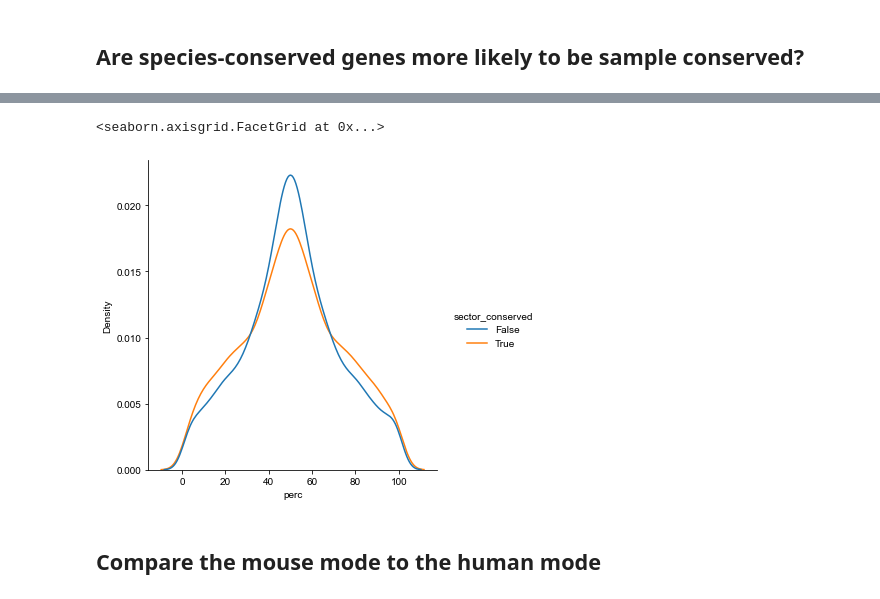
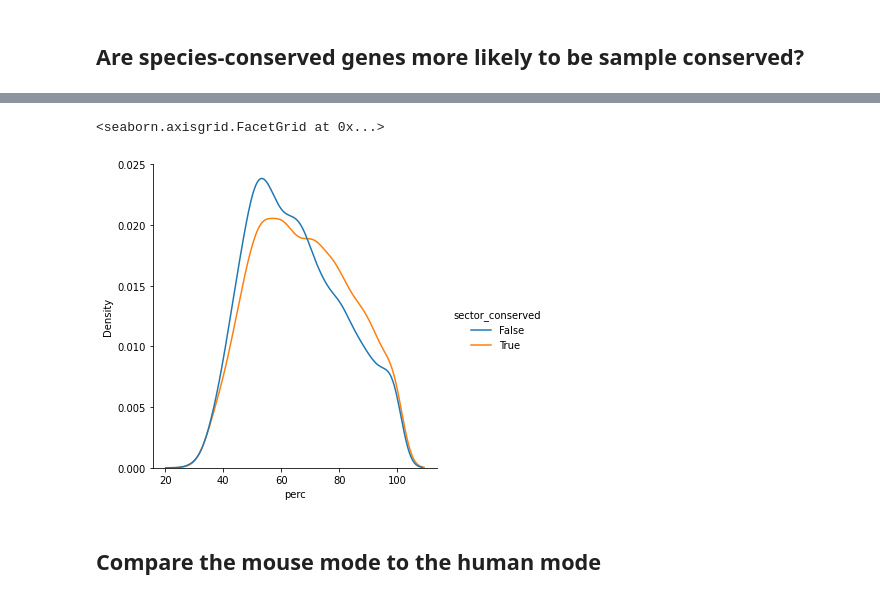
Before and after one commit to fairliereese/paper_rnawg, a Jupyter notebook: figures_revisions/revisions/sample_sector_conservation.ipynb, the cells around one changed output, grey strips where cells are left out. Saved outputs shown, nothing was run; the diff lists cells and outputs as text; code cells hidden in the pictures.

```diff
--- a/figures_revisions/revisions/sample_sector_conservation.ipynb
+++ b/figures_revisions/revisions/sample_sector_conservation.ipynb
@@ -401,4 +392,13 @@ KeyError: 'dist'
 # %%
+df = pd.read_csv(human_mouse_sect_cons, sep='\t')
+print(len(df.index))
+df['sector_conserved'] = df.sector_human == df.sector_mouse
+df['splicing_conserved']  = (df.sector_human=='splicing')&(df.sector_mouse=='splicing')
+gids = df.loc[(df.sector_human=='splicing')&(df.sector_mouse!='splicing')]['Gene stable ID'].tolist()
+
+
 temp = pd.read_csv('sample_sector_mode_cons.tsv', sep='\t')
+temp = temp.loc[(temp.same_as_mode==True)]
+temp['sample_sect_conserved'] = temp.perc>=min_perc
 temp.head()
 # %% [output]
@@ -422,0 +424,3 @@ temp.head()
+# %%
+temp['sample_species_cons'] = temp['sector_conserved'].astype(str)+'_'+\
+                              temp['sample_sect_conserved'].astype(str)
@@ -423,12 +448,12 @@ temp.head()
 # %%
-temp2 = temp.loc[temp.same_as_mode==True].copy(deep=True)
+# temp2 = temp.loc[temp.same_as_mode==True].copy(deep=True)
 sns.displot(temp, x='perc',
             hue='sector_conserved',
             kind='kde',
             common_norm=False)
 # %% [output]
 <seaborn.axisgrid.FacetGrid at 0x...>
-[figure, old version]
+[figure, new version]
 # %% [markdown]
 ## Compare the mouse mode to the human mode
 # %%
```
Also changed, not shown: parts of 14 cells of this notebook, 7 other files.
